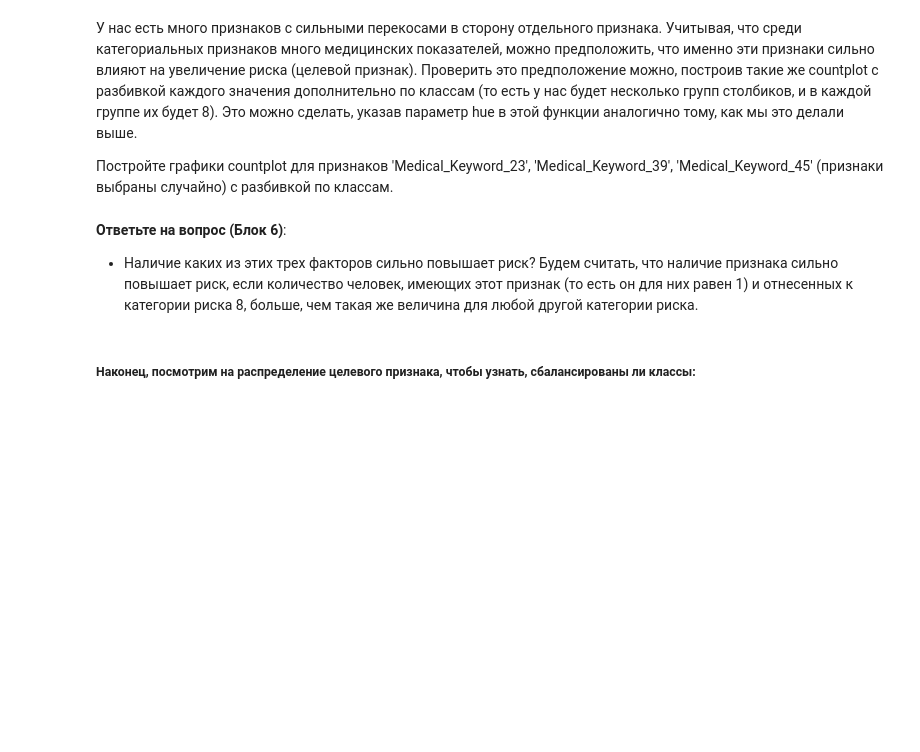
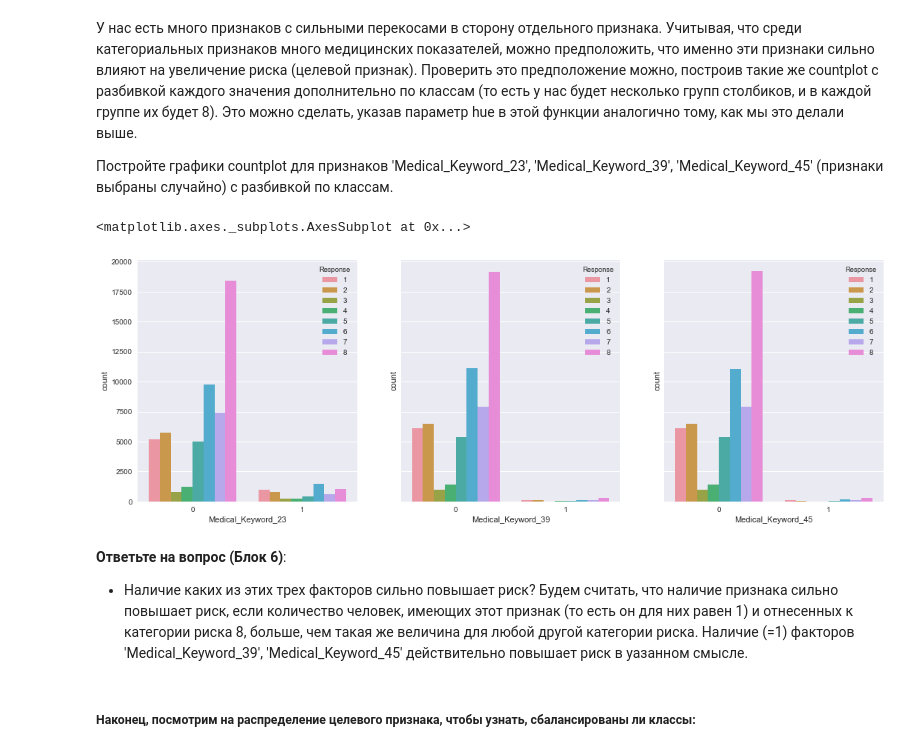
Before and after one commit to kirrlix1994/specialization_yandex_and_mipt, a Jupyter notebook: 3-unsupervised-learning/assignments/c3_w3_Visualization.ipynb, the cells around one changed output. Cells and saved outputs as stored; diff of their text form; code cells hidden in the pictures; blank space fills up the shorter version.

Commit message:
Visualization finished

```diff
--- a/3-unsupervised-learning/assignments/c3_w3_Visualization.ipynb
+++ b/3-unsupervised-learning/assignments/c3_w3_Visualization.ipynb
@@ -270,6 +269,20 @@ __Ответьте на вопросы (Блок 5)__:
+# %%
+axes[0]
+# %% [output]
+<matplotlib.axes._subplots.AxesSubplot at 0x...>
+# %%
+cat_tmp_list = [ 'Medical_Keyword_23', 'Medical_Keyword_39', 'Medical_Keyword_45' ]
+fig, axes = plt.subplots(1, 3, figsize=(18, 6), sharey=True)
+for i in range(len(cat_tmp_list)):
+    seaborn.countplot(x=cat_tmp_list[i], data=data,
+                      ax=axes[i % 3 ],
+                      hue='Response' )
+# %% [output]
+[figure, added]
 # %% [markdown]
 __Ответьте на вопрос (Блок 6)__:
 * Наличие каких из этих трех факторов сильно повышает риск? Будем считать, что наличие признака сильно повышает риск, если количество человек, имеющих этот признак (то есть он для них равен 1) и отнесенных к категории риска 8, больше, чем такая же величина для любой другой категории риска.
+Наличие (=1) факторов 'Medical_Keyword_39', 'Medical_Keyword_45' действительно повышает риск в уазанном смысле.
 # %% [markdown]
 ##### Наконец, посмотрим на распределение целевого признака, чтобы узнать, сбалансированы ли классы:
 # %%
```
Also changed, not shown: parts of 24 cells of this notebook.
